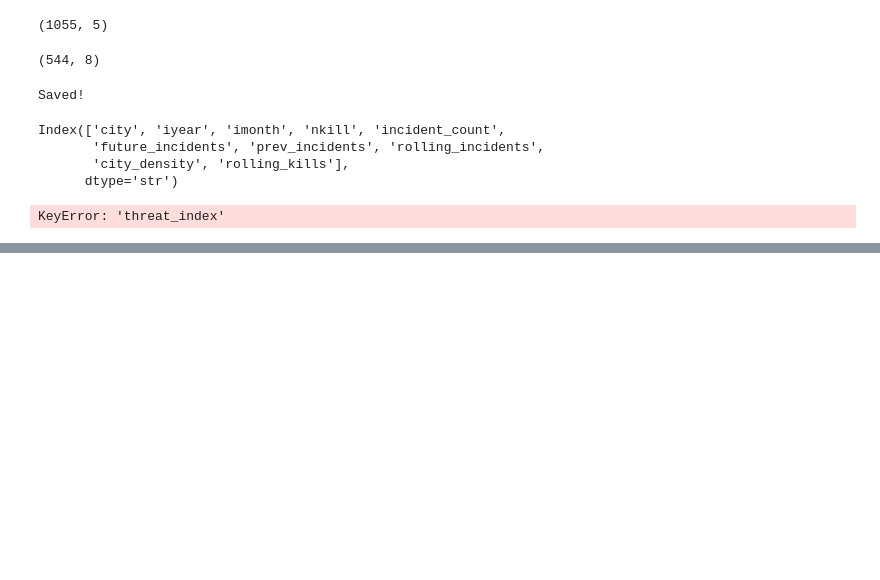
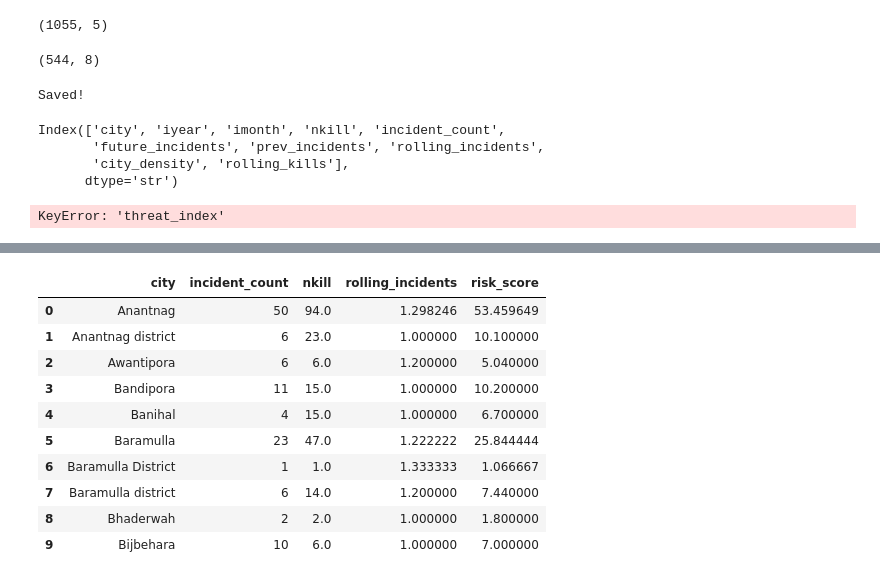
Before and after one commit to aajbelga/TRINETRA, a Jupyter notebook: notebooks/data_cleaning.ipynb, the cells around one changed output, grey strips where cells are left out. Cells and saved outputs as stored; diff of their text form; code cells hidden in the pictures; blank space fills up the shorter version.

```diff
--- a/notebooks/data_cleaning.ipynb
+++ b/notebooks/data_cleaning.ipynb
@@ -1118,0 +1323,14 @@ KeyError: 'threat_index'
+# %%
+district_risk = monthly_data.groupby('city').agg({
+    'incident_count':'sum',
+    'nkill':'sum',
+    'rolling_incidents':'mean'
+}).reset_index()
+
+district_risk['risk_score'] = (
+    district_risk['incident_count'] * 0.5 +
+    district_risk['nkill'] * 0.3 +
+    district_risk['rolling_incidents'] * 0.2
+)
+
+district_risk.head()
@@ -1118,0 +1344,14 @@ KeyError: 'threat_index'
+# %%
+district_risk.head(10)
+# %% [output]
+|  | city | incident_count | nkill | rolling_incidents | risk_score |
+| 0 | Anantnag | 50 | 94.0 | 1.298246 | 53.459649 |
+| 1 | Anantnag district | 6 | 23.0 | 1.000000 | 10.100000 |
+| 2 | Awantipora | 6 | 6.0 | 1.200000 | 5.040000 |
+| 3 | Bandipora | 11 | 15.0 | 1.000000 | 10.200000 |
+| 4 | Banihal | 4 | 15.0 | 1.000000 | 6.700000 |
+| 5 | Baramulla | 23 | 47.0 | 1.222222 | 25.844444 |
+| 6 | Baramulla District | 1 | 1.0 | 1.333333 | 1.066667 |
+| 7 | Baramulla district | 6 | 14.0 | 1.200000 | 7.440000 |
+| 8 | Bhaderwah | 2 | 2.0 | 1.000000 | 1.800000 |
+| 9 | Bijbehara | 10 | 6.0 | 1.000000 | 7.000000 |
```
Also changed, not shown: parts of 16 cells of this notebook, 1 other file.
